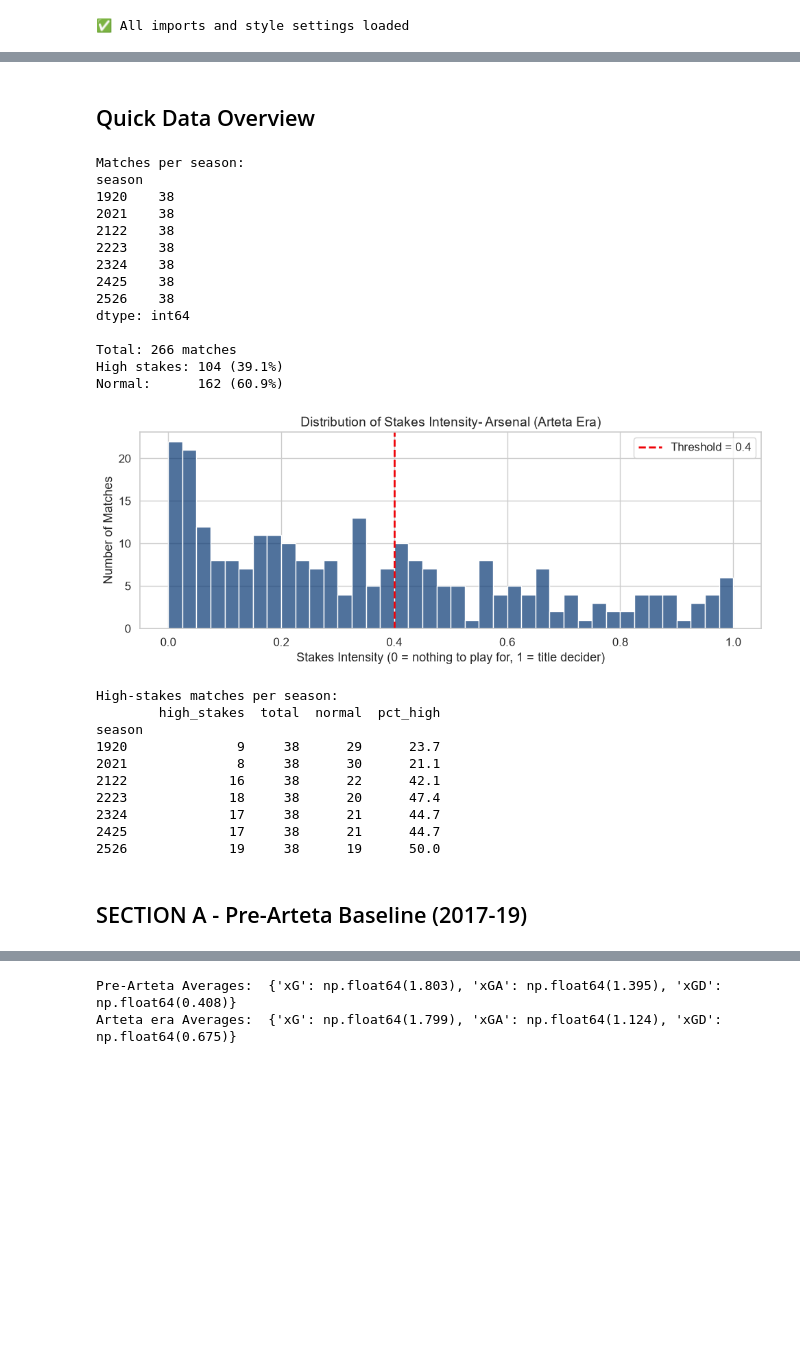
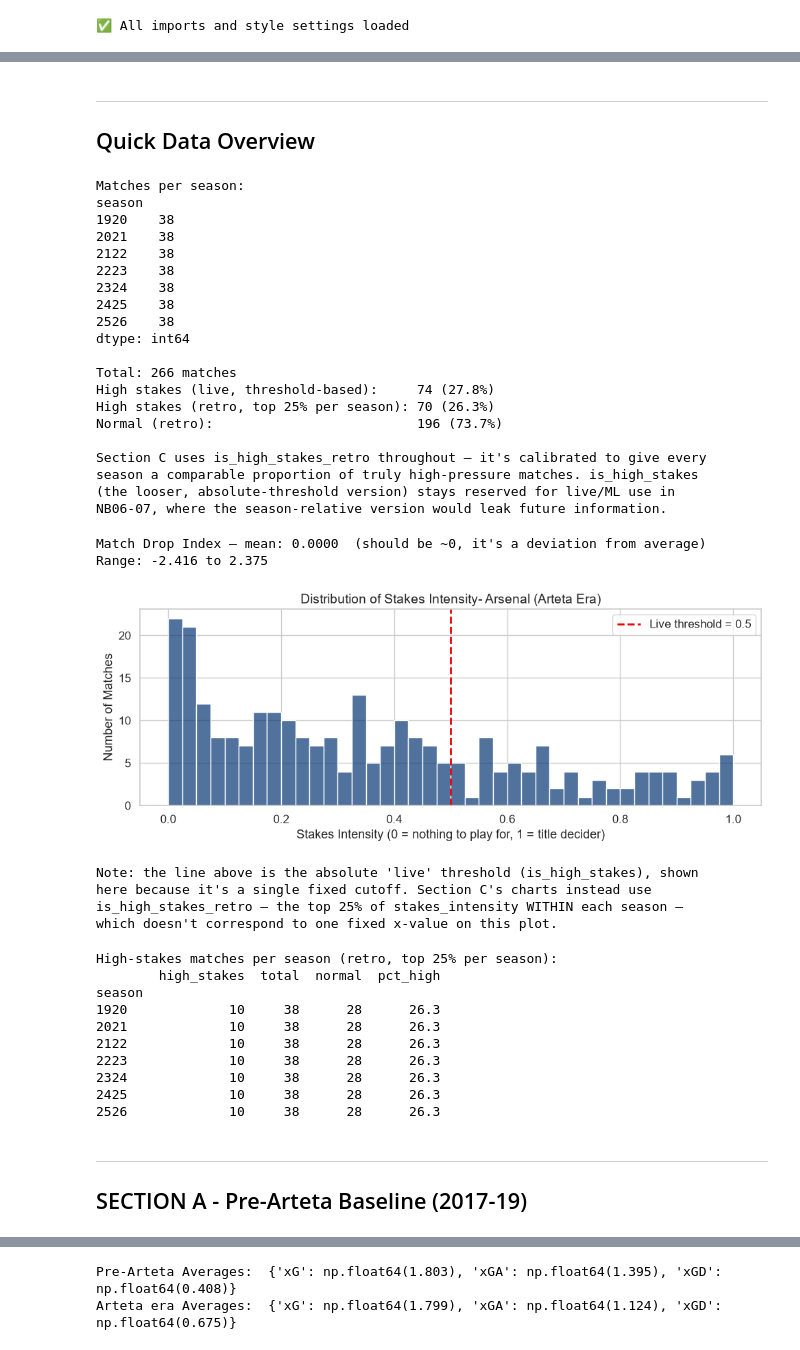
Before and after one commit to ChTej00/Arsenal-Bottle, a Jupyter notebook: notebooks/03_eda.ipynb, the cells around one changed output, grey strips where cells are left out. Saved outputs shown, nothing was run; the diff lists cells and outputs as text; code cells hidden in the pictures; blank space fills up the shorter version.

Commit message:
making revisions and adding graphs

```diff
--- a/notebooks/03_eda.ipynb
+++ b/notebooks/03_eda.ipynb
@@ -65,14 +67,21 @@ Drop Index table     : (4, 14)
 Arteta seasons : [np.int64(1920), np.int64(2021), np.int64(2122), np.int64(2223), np.int64(2324), np.int64(2425), np.int64(2526)]
 Pre-Arteta     : [np.int64(1718), np.int64(1819)]
 # %% [markdown]
+---
 ## Quick Data Overview
 # %%
 #Match count per season
 print("Matches per season: ")
 print(ars.groupby('season').size())
 print(f'\nTotal: {len(ars)} matches')
-print(f'High stakes: {ars["is_high_stakes"].sum()} ({ars["is_high_stakes"].mean()*100:.1f}%)')
-print(f'Normal:      {(~ars["is_high_stakes"]).sum()} ({(~ars["is_high_stakes"]).mean()*100:.1f}%)')
+print(f'High stakes (live, threshold-based):     {ars["is_high_stakes"].sum()} ({ars["is_high_stakes"].mean()*100:.1f}%)')
+print(f'High stakes (retro, top 25% per season): {ars["is_high_stakes_retro"].sum()} ({ars["is_high_stakes_retro"].mean()*100:.1f}%)')
+print(f'Normal (retro):                          {(~ars["is_high_stakes_retro"]).sum()} ({(~ars["is_high_stakes_retro"]).mean()*100:.1f}%)')
+print()
+print("Section C uses is_high_stakes_retro throughout — it's calibrated to give every")
+print("season a comparable proportion of truly high-pressure matches. is_high_stakes")
+print("(the looser, absolute-threshold version) stays reserved for live/ML use in")
+print("NB06-07, where the season-relative version would leak future information.")
 # %% [output]
 Matches per season:
 season
@@ -86,50 +95,89 @@ season
 dtype: int64
 
 Total: 266 matches
-High stakes: 104 (39.1%)
-Normal:      162 (60.9%)
+High stakes (live, threshold-based):     74 (27.8%)
+High stakes (retro, top 25% per season): 70 (26.3%)
+Normal (retro):                          196 (73.7%)
+
+Section C uses is_high_stakes_retro throughout — it's calibrated to give every
+season a comparable proportion of truly high-pressure matches. is_high_stakes
+(the looser, absolute-threshold version) stays reserved for live/ML use in
+NB06-07, where the season-relative version would leak future information.
+# %%
+# ── Compute per-match Drop Index ──────────────────────────────────────────────
+# The drop_index.csv has the TEAM-LEVEL aggregate.
+# For scatter/heatmap charts we need a PER-MATCH version:
+#   match_drop = (season_avg_xG - match_xG + match_xGA - season_avg_xGA) / 2
+# Positive = underperformed vs season average. Negative = overperformed.
+
+season_xg_avg  = ars.groupby('season')['xG'].transform('mean')
+season_xga_avg = ars.groupby('season')['xGA'].transform('mean')
+
+ars['match_drop_index'] = (
+    (season_xg_avg - ars['xG']) + (ars['xGA'] - season_xga_avg)
+) / 2
+
+# Readable label for stakes — uses the retrospective (season-relative top 25%) flag
+ars['stake_label'] = ars['is_high_stakes_retro'].map({True: 'High Stakes', False: 'Normal'})
+
+print(f'Match Drop Index — mean: {ars["match_drop_index"].mean():.4f}  '
+      f'(should be ~0, it\'s a deviation from average)')
+print(f'Range: {ars["match_drop_index"].min():.3f} to {ars["match_drop_index"].max():.3f}')
+# %% [output]
+Match Drop Index — mean: 0.0000  (should be ~0, it's a deviation from average)
+Range: -2.416 to 2.375
 # %%
 #Stakes intensity distribution
 
 fig, ax = plt.subplots(figsize = (10, 4))
 
 sns.histplot(data=ars, x = 'stakes_intensity',bins = 40, color= ARSENAL_NAVY, alpha = 0.7, ax = ax)
 
-ax.axvline(x=0.4, color = ARSENAL_RED, linestyle='--', linewidth = 2, label = 'Threshold = 0.4')
+ax.axvline(x=0.5, color = ARSENAL_RED, linestyle='--', linewidth = 2, label = 'Live threshold = 0.5')
 
 ax.set_title('Distribution of Stakes Intensity- Arsenal (Arteta Era)',fontsize = 14)
 ax.set_xlabel('Stakes Intensity (0 = nothing to play for, 1 = title decider)')
 ax.set_ylabel('Number of Matches')
 ax.legend()
 
 plt.tight_layout()
 plt.show()
+
+print("Note: the line above is the absolute 'live' threshold (is_high_stakes), shown")
+print("here because it's a single fixed cutoff. Section C's charts instead use")
+print("is_high_stakes_retro — the top 25% of stakes_intensity WITHIN each season —")
+print("which doesn't correspond to one fixed x-value on this plot.")
 # %% [output]
-[figure, old version]
+[figure, new version]
+Note: the line above is the absolute 'live' threshold (is_high_stakes), shown
+here because it's a single fixed cutoff. Section C's charts instead use
+is_high_stakes_retro — the top 25% of stakes_intensity WITHIN each season —
+which doesn't correspond to one fixed x-value on this plot.
 # %%
-#High stakes count per season- check the split makes sense
+#High stakes count per season- check the split makes sense (retro flag)
 
 stakes_by_season = (
-    ars.groupby('season')['is_high_stakes']
+    ars.groupby('season')['is_high_stakes_retro']
     .agg(['sum','count'])
     .rename(columns={'sum': 'high_stakes','count':'total'})
 )
 stakes_by_season['normal'] = stakes_by_season['total'] - stakes_by_season['high_stakes']
 stakes_by_season['pct_high'] = (stakes_by_season['high_stakes'] / stakes_by_season['total'] * 100).round(1)
 
-print('High-stakes matches per season: ')
+print('High-stakes matches per season (retro, top 25% per season): ')
 print(stakes_by_season)
 # %% [output]
-High-stakes matches per season:
+High-stakes matches per season (retro, top 25% per season):
         high_stakes  total  normal  pct_high
 season
-1920              9     38      29      23.7
-2021              8     38      30      21.1
-2122             16     38      22      42.1
-2223             18     38      20      47.4
-2324             17     38      21      44.7
-2425             17     38      21      44.7
-2526             19     38      19      50.0
+1920             10     38      28      26.3
+2021             10     38      28      26.3
+2122             10     38      28      26.3
+2223             10     38      28      26.3
+2324             10     38      28      26.3
+2425             10     38      28      26.3
+2526             10     38      28      26.3
 # %% [markdown]
+---
 ## SECTION A - Pre-Arteta Baseline (2017-19)
 # %% [markdown]
```
Also changed, not shown: parts of 33 cells of this notebook, 1 other file.
